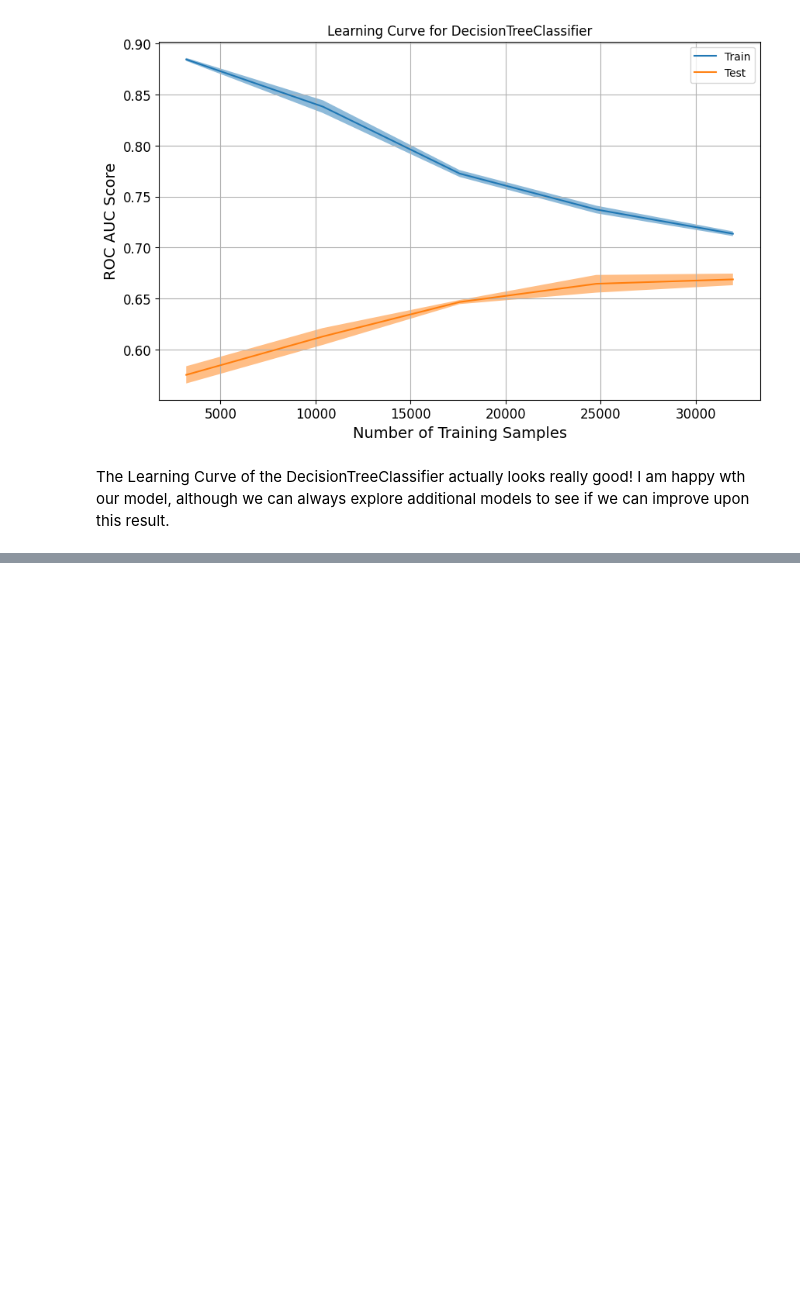
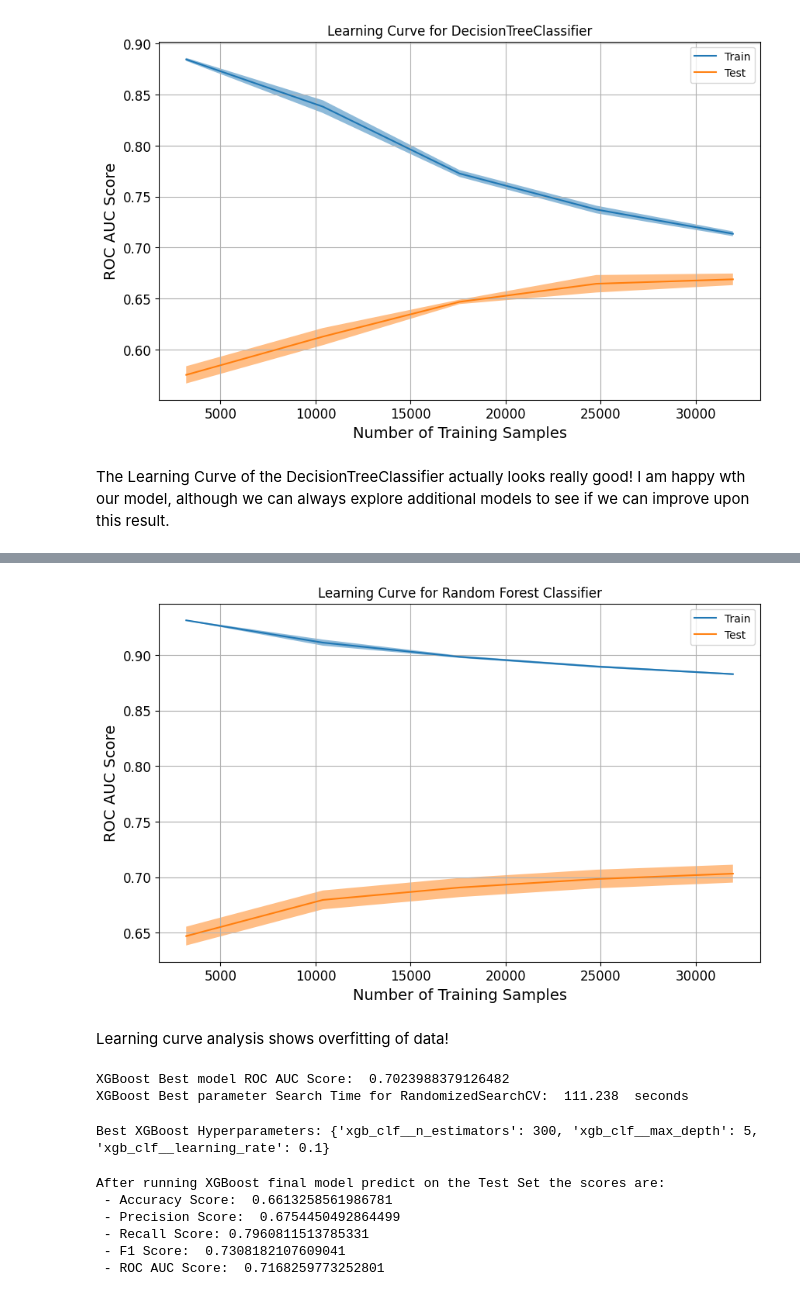
Before and after one commit to maximgolyuk/uw-ml-course-project, a Jupyter notebook: group_project_predict.ipynb, the cells around one changed output, grey strips where cells are left out. Saved outputs shown, nothing was run; the diff lists cells and outputs as text; code cells hidden in the pictures; blank space fills up the shorter version.

```diff
--- a/group_project_predict.ipynb
+++ b/group_project_predict.ipynb
@@ -1096,0 +1203,18 @@ The Learning Curve of the DecisionTreeClassifier actually looks really good!  I
+# %%
+fig, ax = plt.subplots(figsize=(10, 6))
+LearningCurveDisplay.from_estimator(best_rf_model,
+                                    X_train,
+                                    y_train,
+                                    cv=5,
+                                    random_state=123,
+                                    n_jobs=-1,
+                                    ax=ax, scoring='roc_auc', train_sizes=np.linspace(0.1, 1.0, 5))
+plt.title("Learning Curve for Random Forest Classifier")
+plt.xlabel("Number of Training Samples")
+plt.ylabel("ROC AUC Score")
+plt.grid(True)
+plt.show()
+# %% [output]
+[figure, added]
+# %% [markdown]
+Learning curve analysis shows overfitting of data!
@@ -1096,0 +1224,39 @@ The Learning Curve of the DecisionTreeClassifier actually looks really good!  I
+# %%
+# XGBoost Classifier
+from xgboost import XGBClassifier
+
+xgb_pipeline = Pipeline([
+  ('preprocessor', pipeline_full),
+  ('xgb_clf', XGBClassifier(random_state=123))
+])
+
+param_grid_xgb = {
+    'xgb_clf__n_estimators': range(100, 500, 50),
+    'xgb_clf__max_depth': range(3, 15, 2),
+    'xgb_clf__learning_rate': [0.01, 0.1, 0.2]
+}
+
+grid_search_xgb = RandomizedSearchCV(
+    estimator=xgb_pipeline,
+    param_distributions=param_grid_xgb,
+    scoring='roc_auc',
+    cv=5,
+    n_iter=100,
+    random_state=123,
+    n_jobs=-1
+)
+
+start_time_xgb_clf = time.time()
+grid_search_xgb.fit(X_train, y_train)
+end_time_xgb_clf = time.time()
+
+print('XGBoost Best model ROC AUC Score: ', grid_search_xgb.best_score_)
+print('XGBoost Best parameter Search Time for RandomizedSearchCV: ', round(end_time_xgb_clf - start_time_xgb_clf, 3), ' seconds')
+# %% [output]
+XGBoost Best model ROC AUC Score:  0.7023988379126482
+XGBoost Best parameter Search Time for RandomizedSearchCV:  111.238  seconds
+# %%
+best_xgb_model = grid_search_xgb.best_estimator_
+print("\nBest XGBoost Hyperparameters:", grid_search_xgb.best_params_)
+# %% [output]
+Best XGBoost Hyperparameters: {'xgb_clf__n_estimators': 300, 'xgb_clf__max_depth': 5, 'xgb_clf__learning_rate': 0.1}
@@ -1096,0 +1266,22 @@ The Learning Curve of the DecisionTreeClassifier actually looks really good!  I
+# %%
+precisions_xgb, recalls_xgb, thresholds_xgb = precision_recall_curve(y_test, y_proba_xgb)
+fpr_xgb, tpr_xgb, thresholds_xgb = roc_curve(y_test, y_proba_xgb)
+
+precision_score_xgb = precision_score(y_test, y_predict_xgb)
+recall_score_xgb = recall_score(y_test, y_predict_xgb)
+f1_score_xgb = f1_score(y_test, y_predict_xgb)
+test_roc_auc_xgb = roc_auc_score(y_test, y_proba_xgb)
+
+print("After running XGBoost final model predict on the Test Set the scores are:")
+print(" - Accuracy Score: ", accuracy_score(y_test, y_predict_xgb))
+print(" - Precision Score: ",precision_score_xgb)
+print(" - Recall Score:", recall_score_xgb)
+print(" - F1 Score: ", f1_score_xgb)
+print(" - ROC AUC Score: ", test_roc_auc_xgb)
+# %% [output]
+After running XGBoost final model predict on the Test Set the scores are:
+ - Accuracy Score:  0.6613258561986781
+ - Precision Score:  0.6754450492864499
+ - Recall Score: 0.7960811513785331
+ - F1 Score:  0.7308182107609041
+ - ROC AUC Score:  0.7168259773252801
```
Also changed, not shown: parts of 32 cells of this notebook.
